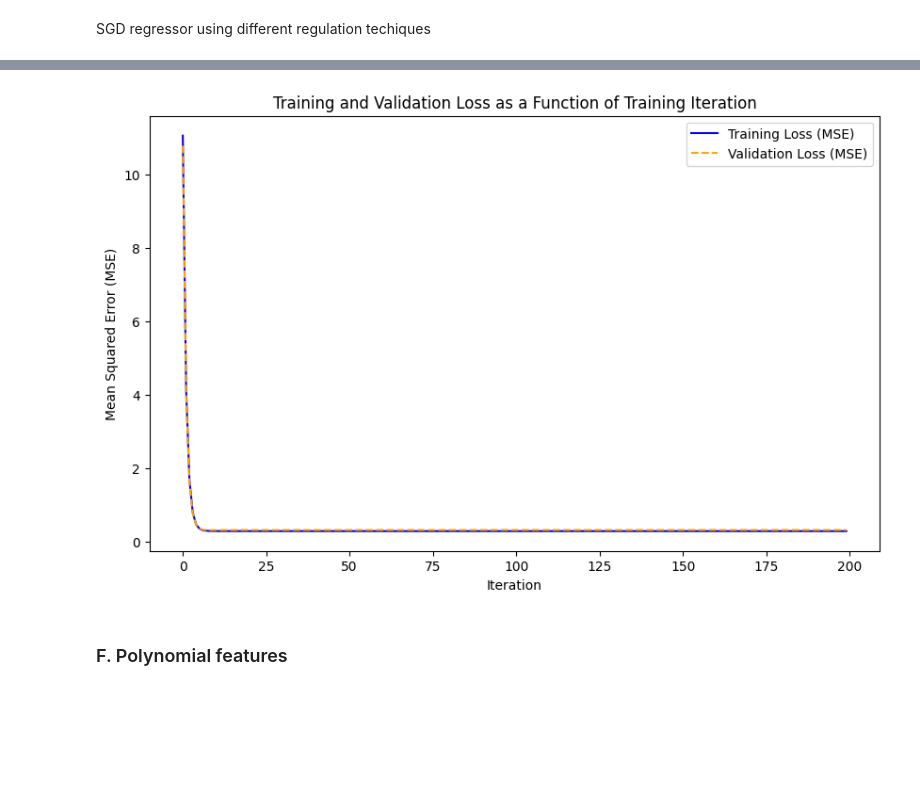
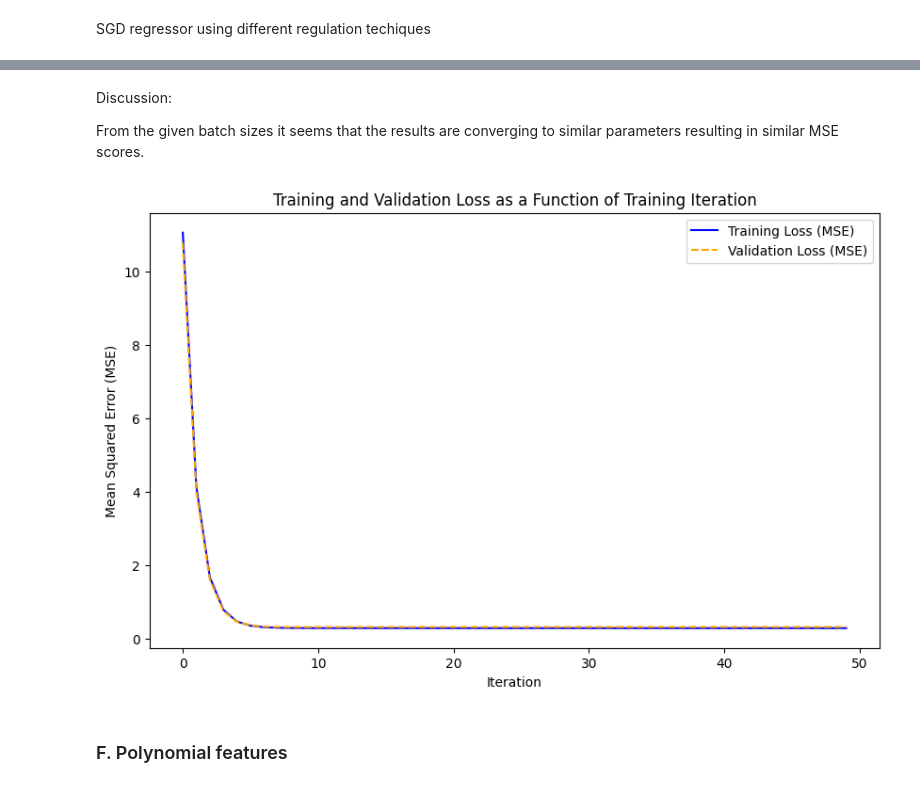
Before and after one commit to jackyeung99/Applied_Machine_Learning, a Jupyter notebook: Assignment_1/Q1.ipynb, the cells around one changed output, grey strips where cells are left out. Saved outputs shown, nothing was run; the diff lists cells and outputs as text; code cells hidden in the pictures; blank space fills up the shorter version.

```diff
--- a/Assignment_1/Q1.ipynb
+++ b/Assignment_1/Q1.ipynb
@@ -314,0 +321,8 @@ adaptive: 0.328
+# %%
+# Further split in to validation set
+X_train , X_val, y_train, y_val = train_test_split(X_train, y_train, test_size=0.20, random_state=99)
+
+
+scaler = StandardScaler()
+scaled_X_train = scaler.fit_transform(X_train)
+scaled_X_val = scaler.transform(X_val)
@@ -315,31 +366,41 @@ adaptive: 0.328
+# %% [markdown]
+Discussion:
+
+
+From the given batch sizes it seems that the results are converging to similar parameters resulting in similar MSE scores.
 # %%
 
-sgd_reg = SGDRegressor(max_iter=1, warm_start=True, tol=None,
-                       penalty=None, learning_rate="constant", eta0=0.0005, random_state=42)
 
-n_epochs = 200
-train_errors, val_errors = [], []
-for epoch in range(n_epochs):
-    sgd_reg.fit(scaled_X_train, y_train)
-    y_train_pred = sgd_reg.predict(scaled_X_train)
-    y_val_pred = sgd_reg.predict(scaled_X_val)
-    train_errors.append(mean_squared_error(y_train, y_train_pred))
-    val_errors.append(mean_squared_error(y_val, y_val_pred))
+def test_train_val_error(scaled_X_train, y_train, scaled_X_val, y_val):
+    sgd_reg = SGDRegressor(warm_start=True, tol=None,
+                        penalty=None, learning_rate="constant", eta0=0.0005, random_state=42)
 
-best_epoch = np.argmin(val_errors)
-best_val_rmse = np.sqrt(val_errors[best_epoch])
+    n_epochs = 50
+    train_errors, val_errors = [], []
+    for epoch in range(n_epochs):
+        sgd_reg.partial_fit(scaled_X_train, y_train)
+        y_train_pred = sgd_reg.predict(scaled_X_train)
+        y_val_pred = sgd_reg.predict(scaled_X_val)
+        train_errors.append(mean_squared_error(y_train, y_train_pred))
+        val_errors.append(mean_squared_error(y_val, y_val_pred))
 
-# Plot the training and validation MSE as a function of training iterations
-plt.figure(figsize=(10, 6))
-plt.plot(train_errors, label='Training Loss (MSE)', color='blue')
-plt.plot(val_errors, label='Validation Loss (MSE)', color='orange', linestyle='--')
-plt.xlabel('Iteration')
-plt.ylabel('Mean Squared Error (MSE)')
-plt.title('Training and Validation Loss as a Function of Training Iteration')
-plt.legend()
-plt.show()
+    best_epoch = np.argmin(val_errors)
+    best_val_rmse = np.sqrt(val_errors[best_epoch])
+
+    # Plot the training and validation MSE as a function of training iterations
+    plt.figure(figsize=(10, 6))
+    plt.plot(train_errors, label='Training Loss (MSE)', color='blue')
+    plt.plot(val_errors, label='Validation Loss (MSE)', color='orange', linestyle='--')
+    plt.xlabel('Iteration')
+    plt.ylabel('Mean Squared Error (MSE)')
+    plt.title('Training and Validation Loss as a Function of Training Iteration')
+    plt.legend()
+    plt.show()
+
+
+test_train_val_error(scaled_X_train, y_train, scaled_X_val, y_val)
 # %% [output]
-[figure, old version]
+[figure, new version]
 # %% [markdown]
 ### F. Polynomial features
 # %%
```
Also changed, not shown: parts of 32 cells of this notebook, 2 other files.
